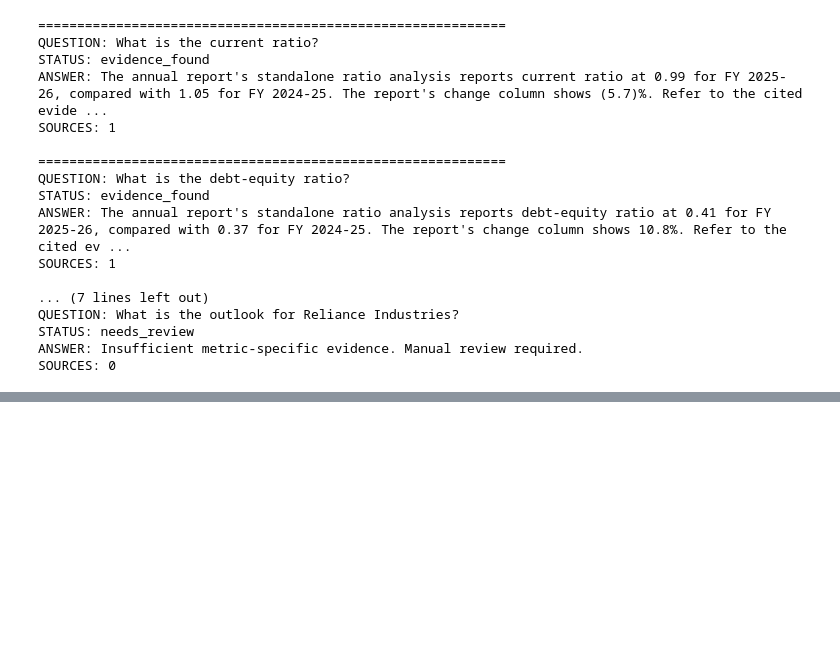
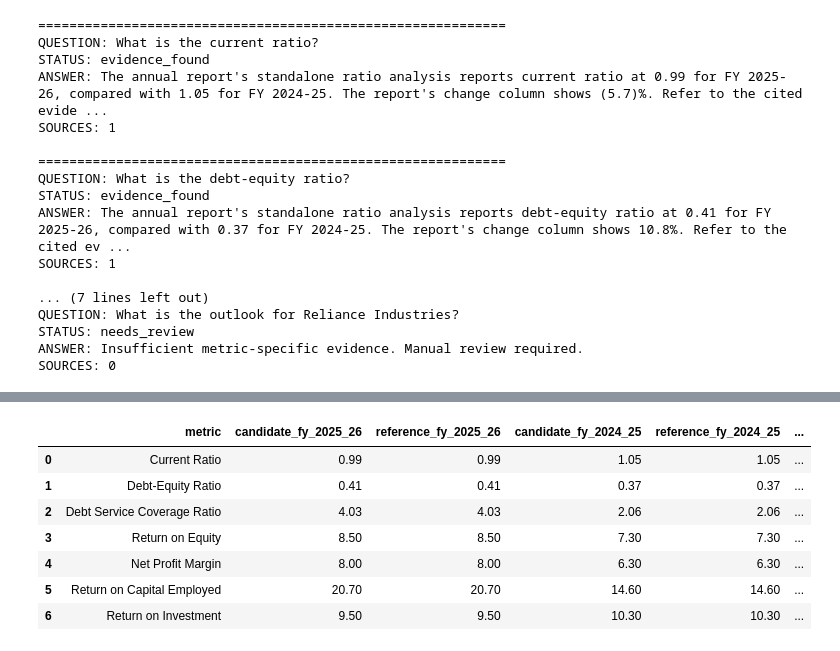
Before and after one commit to Priya-ssharma/Finance_Research_Agent, a Jupyter notebook: FinanceResearchAgent_Day1.ipynb, the cells around one changed output, grey strips where cells are left out. Saved outputs shown, nothing was run; the diff lists cells and outputs as text; code cells hidden in the pictures; blank space fills up the shorter version.

```diff
--- a/FinanceResearchAgent_Day1.ipynb
+++ b/FinanceResearchAgent_Day1.ipynb
@@ -2533,0 +2966,81 @@ SOURCES: 0
+# %%
+
+from pathlib import Path
+import pandas as pd
+
+OUTPUT_DIR = Path("/content/finance_research_output")
+
+ratio_path = OUTPUT_DIR / "validated_ratio_candidates.csv"
+result_path = OUTPUT_DIR / "ratio_validation_results.csv"
+audit_path = OUTPUT_DIR / "ratio_manual_audit.csv"
+
+ratios = pd.read_csv(ratio_path)
+
+# Reference figures transcribed from the ratio table in the
+# existing RIL annual-report research notes.
+# These are comparison targets, not independent verification.
+reference_values = {
+    "Current Ratio": (0.99, 1.05, "ratio"),
+    "Debt-Equity Ratio": (0.41, 0.37, "ratio"),
+    "Debt Service Coverage Ratio": (4.03, 2.06, "ratio"),
+    "Return on Equity": (8.5, 7.3, "%"),
+    "Net Profit Margin": (8.0, 6.3, "%"),
+    "Return on Capital Employed": (20.7, 14.6, "%"),
+    "Return on Investment": (9.5, 10.3, "%"),
+}
+
+audit_rows = []
+
+for _, row in ratios.iterrows():
+    metric = str(row.get("metric", "")).strip()
+    expected = reference_values.get(metric)
+
+    current = pd.to_numeric(
+        pd.Series([row.get("fy_2025_26")]), errors="coerce"
+    ).iloc[0]
+    previous = pd.to_numeric(
+        pd.Series([row.get("fy_2024_25")]), errors="coerce"
+    ).iloc[0]
+
+    if expected is None:
+        audit_rows.append({
+            "metric": metric,
+            "candidate_fy_2025_26": current,
+            "reference_fy_2025_26": None,
+            "candidate_fy_2024_25": previous,
+            "reference_fy_2024_25": None,
+            "comparison": "REVIEW: no reference value configured",
+            "source_check": "Manual source verification required"
+        })
+        continue
+
+    ref_current, ref_previous, ref_unit = expected
+
+    current_match = pd.notna(current) and abs(current - ref_current) < 0.011
+    previous_match = pd.notna(previous) and abs(previous - ref_previous) < 0.011
+
+    audit_rows.append({
+        "metric": metric,
+        "candidate_fy_2025_26": current,
+        "reference_fy_2025_26": ref_current,
+        "candidate_fy_2024_25": previous,
+        "reference_fy_2024_25": ref_previous,
+        "comparison": (
+            "MATCHES REFERENCE"
+            if current_match and previous_match
+            else "DISCREPANCY: inspect values"
+        ),
+        "source_check": "Still requires manual verification",
+        "unit": ref_unit,
+        "pdf_page": row.get("pdf_page", "")
+    })
+
+audit = pd.DataFrame(audit_rows)
+audit.to_csv(audit_path, index=False)
+
+print("DAY 4 — TASK 1 COMPLETE")
+print("Audit file saved:", audit_path)
+print("\nComparison results:")
+display(audit)
+print("\nReminder: matching the reference values is not independent source verification.")
+# %% [output]
@@ -2533,0 +3051,8 @@ SOURCES: 0
+|  | metric | candidate_fy_2025_26 | reference_fy_2025_26 | candidate_fy_2024_25 | reference_fy_2024_25 | ... |
+| 0 | Current Ratio | 0.99 | 0.99 | 1.05 | 1.05 | ... |
+| 1 | Debt-Equity Ratio | 0.41 | 0.41 | 0.37 | 0.37 | ... |
+| 2 | Debt Service Coverage Ratio | 4.03 | 4.03 | 2.06 | 2.06 | ... |
+| 3 | Return on Equity | 8.50 | 8.50 | 7.30 | 7.30 | ... |
+| 4 | Net Profit Margin | 8.00 | 8.00 | 6.30 | 6.30 | ... |
+| 5 | Return on Capital Employed | 20.70 | 20.70 | 14.60 | 14.60 | ... |
+| 6 | Return on Investment | 9.50 | 9.50 | 10.30 | 10.30 | ... |
```
Also changed, not shown: parts of 14 cells of this notebook.
